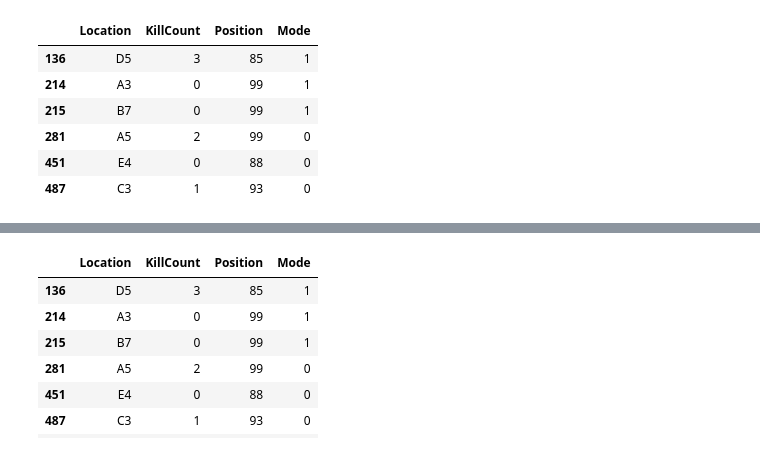
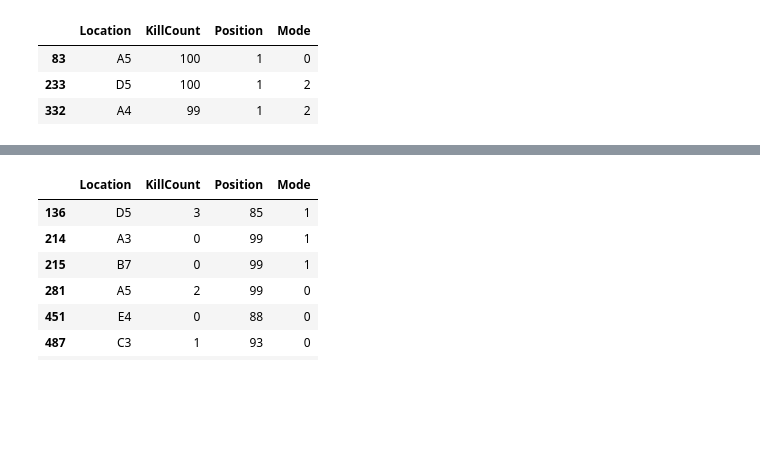
Before and after one commit to Justin1st/Fortnite_Heatmap, a Jupyter notebook: Final Code.ipynb, the cells around one changed output, grey strips where cells are left out. Cells and saved outputs as stored; diff of their text form; code cells hidden in the pictures; blank space fills up the shorter version.

```diff
--- a/Final Code.ipynb
+++ b/Final Code.ipynb
@@ -31,15 +38,12 @@ df = df[["Location", "KillCount", "Position", "Mode"]]
 # df["Position"] = np.cos(2*np.pi*df.Position/100)
 # df["Mode"] =  np.cos(2*np.pi*df.Position/3)
 # %%
-df.loc[df["Position"] > 82]
+df.loc[df["KillCount"] > 82]
 # %% [output]
 |  | Location | KillCount | Position | Mode |
-| 136 | D5 | 3 | 85 | 1 |
-| 214 | A3 | 0 | 99 | 1 |
-| 215 | B7 | 0 | 99 | 1 |
-| 281 | A5 | 2 | 99 | 0 |
-| 451 | E4 | 0 | 88 | 0 |
-| 487 | C3 | 1 | 93 | 0 |
+| 83 | A5 | 100 | 1 | 0 |
+| 233 | D5 | 100 | 1 | 2 |
+| 332 | A4 | 99 | 1 | 2 |
 # %%
 df3 = pd.concat([df, dfTest])
 # %%
```
Also changed, not shown: parts of 8 cells of this notebook, 1 other file.
